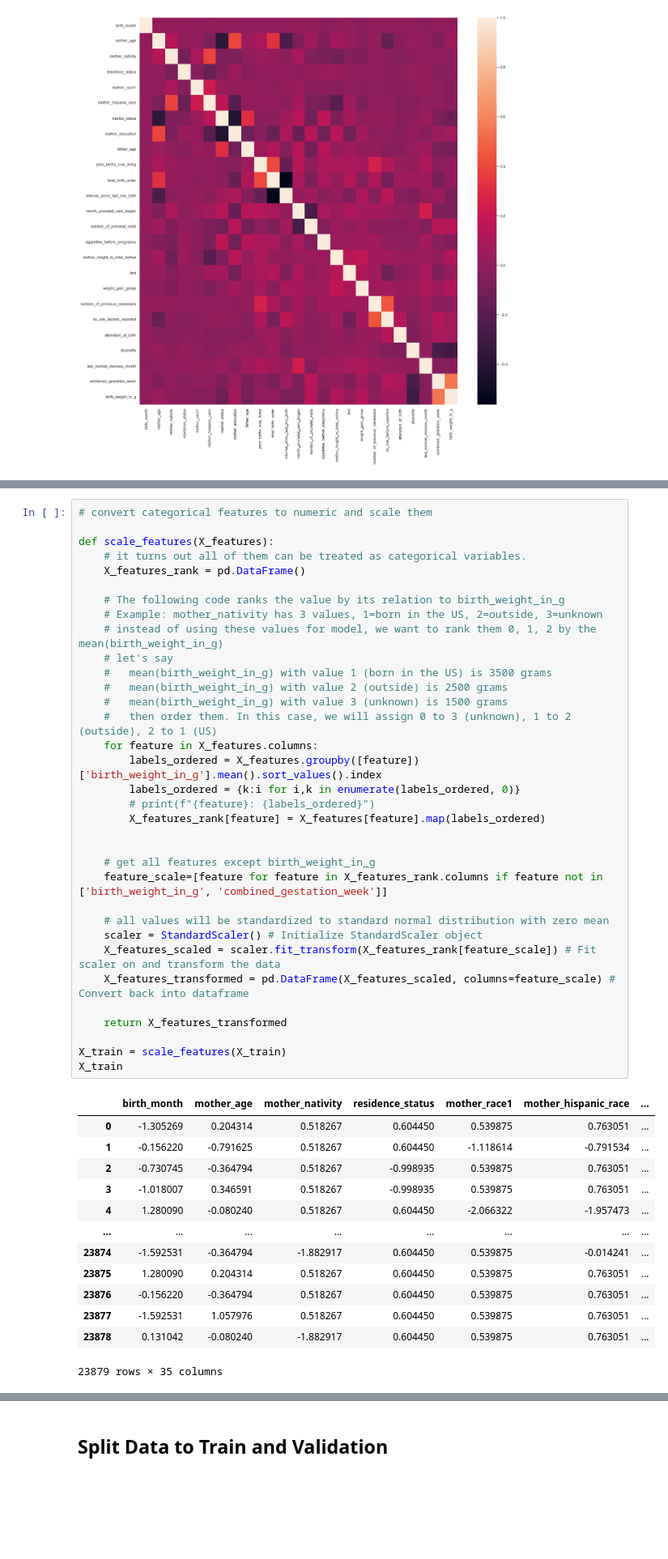
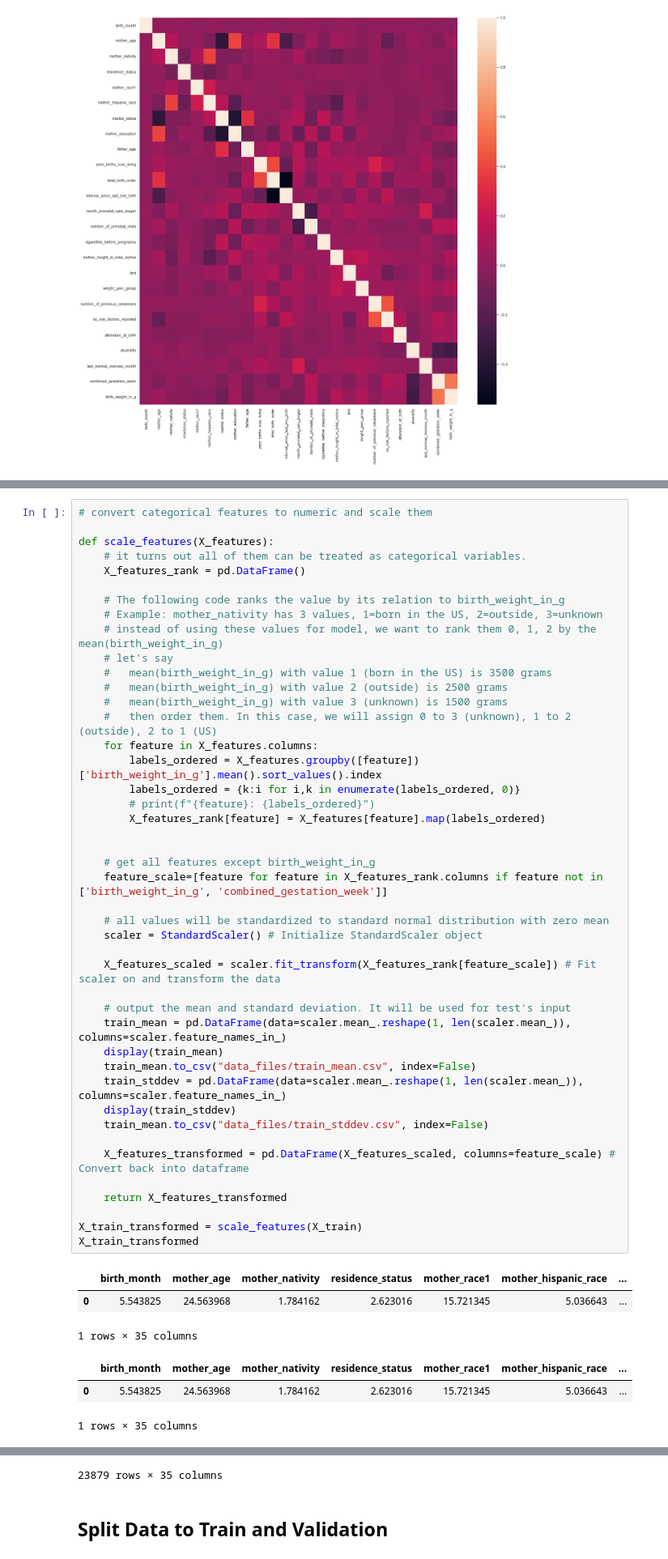
Before and after one commit to frankiepun/capstone_childbirth, a Jupyter notebook: childbirth_EDA.ipynb, the cells around one changed output, grey strips where cells are left out. Shown at 81% size. Drawn from its saved outputs; the diff is of its cells as text; blank space fills up the shorter version.

Commit message:
StandardScaler outputs mean and std dev

```diff
--- a/childbirth_EDA.ipynb
+++ b/childbirth_EDA.ipynb
@@ -398,44 +396,47 @@ def scale_features(X_features):
     # it turns out all of them can be treated as categorical variables.
     X_features_rank = pd.DataFrame()
 
     # The following code ranks the value by its relation to birth_weight_in_g
     # Example: mother_nativity has 3 values, 1=born in the US, 2=outside, 3=unknown
     # instead of using these values for model, we want to rank them 0, 1, 2 by the mean(birth_weight_in_g)
     # let's say
     #   mean(birth_weight_in_g) with value 1 (born in the US) is 3500 grams
     #   mean(birth_weight_in_g) with value 2 (outside) is 2500 grams
     #   mean(birth_weight_in_g) with value 3 (unknown) is 1500 grams
     #   then order them. In this case, we will assign 0 to 3 (unknown), 1 to 2 (outside), 2 to 1 (US)
     for feature in X_features.columns:
         labels_ordered = X_features.groupby([feature])['birth_weight_in_g'].mean().sort_values().index
         labels_ordered = {k:i for i,k in enumerate(labels_ordered, 0)}
         # print(f"{feature}: {labels_ordered}")
         X_features_rank[feature] = X_features[feature].map(labels_ordered)
 
 
     # get all features except birth_weight_in_g
     feature_scale=[feature for feature in X_features_rank.columns if feature not in ['birth_weight_in_g', 'combined_gestation_week']]
 
     # all values will be standardized to standard normal distribution with zero mean
     scaler = StandardScaler() # Initialize StandardScaler object
+
     X_features_scaled = scaler.fit_transform(X_features_rank[feature_scale]) # Fit scaler on and transform the data
+
+    # output the mean and standard deviation. It will be used for test's input
+    train_mean = pd.DataFrame(data=scaler.mean_.reshape(1, len(scaler.mean_)), columns=scaler.feature_names_in_)
+    display(train_mean)
+    train_mean.to_csv("data_files/train_mean.csv", index=False)
+    train_stddev = pd.DataFrame(data=scaler.mean_.reshape(1, len(scaler.mean_)), columns=scaler.feature_names_in_)
+    display(train_stddev)
+    train_mean.to_csv("data_files/train_stddev.csv", index=False)
+
     X_features_transformed = pd.DataFrame(X_features_scaled, columns=feature_scale) # Convert back into dataframe
 
     return X_features_transformed
 
-X_train = scale_features(X_train)
-X_train
+X_train_transformed = scale_features(X_train)
+X_train_transformed
 # %% [output]
 |  | birth_month | mother_age | mother_nativity | residence_status | mother_race1 | mother_hispanic_race | ... |
-| 0 | -1.305269 | 0.204314 | 0.518267 | 0.604450 | 0.539875 | 0.763051 | ... |
-| 1 | -0.156220 | -0.791625 | 0.518267 | 0.604450 | -1.118614 | -0.791534 | ... |
-| 2 | -0.730745 | -0.364794 | 0.518267 | -0.998935 | 0.539875 | 0.763051 | ... |
-| 3 | -1.018007 | 0.346591 | 0.518267 | -0.998935 | 0.539875 | 0.763051 | ... |
-| 4 | 1.280090 | -0.080240 | 0.518267 | 0.604450 | -2.066322 | -1.957473 | ... |
-| ... | ... | ... | ... | ... | ... | ... | ... |
-| 23874 | -1.592531 | -0.364794 | -1.882917 | 0.604450 | 0.539875 | -0.014241 | ... |
-| 23875 | 1.280090 | 0.204314 | 0.518267 | 0.604450 | 0.539875 | 0.763051 | ... |
-| 23876 | -0.156220 | -0.364794 | 0.518267 | 0.604450 | 0.539875 | 0.763051 | ... |
-| 23877 | -1.592531 | 1.057976 | 0.518267 | 0.604450 | 0.539875 | 0.763051 | ... |
-| 23878 | 0.131042 | -0.080240 | -1.882917 | 0.604450 | 0.539875 | 0.763051 | ... |
+| 0 | 5.543825 | 24.563968 | 1.784162 | 2.623016 | 15.721345 | 5.036643 | ... |
-23879 rows × 35 columns
+1 rows × 35 columns
+|  | birth_month | mother_age | mother_nativity | residence_status | mother_race1 | mother_hispanic_race | ... |
+| 0 | 5.543825 | 24.563968 | 1.784162 | 2.623016 | 15.721345 | 5.036643 | ... |
+1 rows × 35 columns
@@ -442,3 +455,4 @@ X_train
+23879 rows × 35 columns
 # %% [markdown]
 ## Split Data to Train and Validation
 # %%
```
Also changed, not shown: parts of 6 cells of this notebook.
